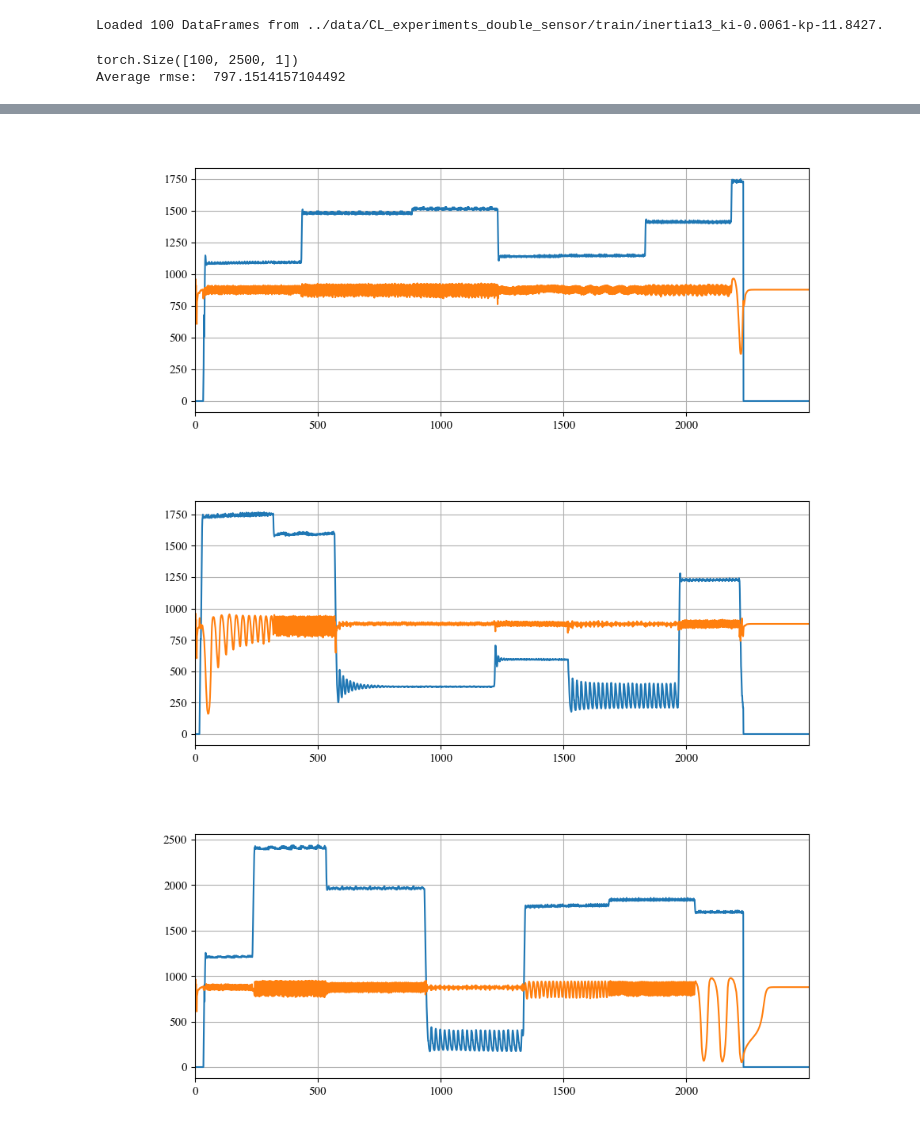
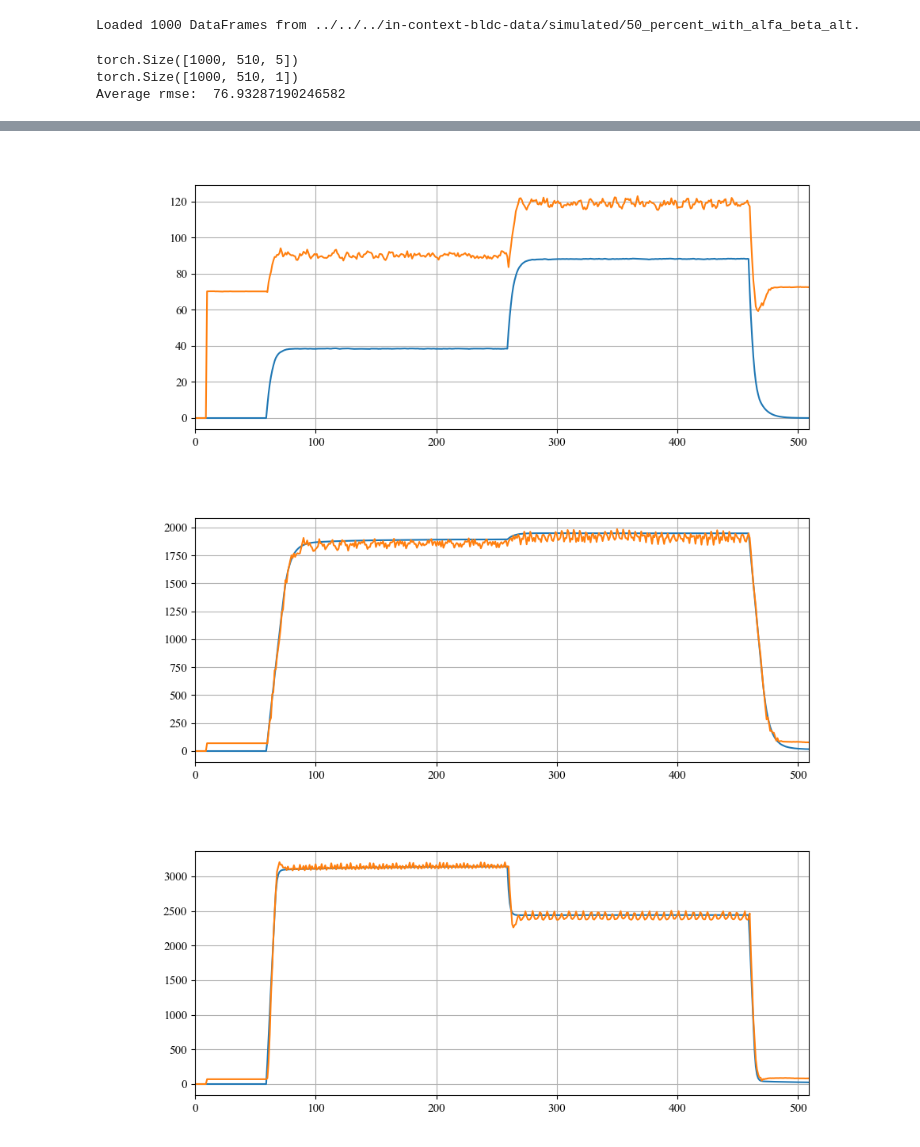
Before and after one commit to buswayne/in-context-bldc, a Jupyter notebook: speed_estimator/test_zerostep_new.ipynb, the cells around one changed output, grey strips where cells are left out. Saved outputs shown, nothing was run; the diff lists cells and outputs as text; code cells hidden in the pictures.

```diff
--- a/speed_estimator/test_zerostep_new.ipynb
+++ b/speed_estimator/test_zerostep_new.ipynb
@@ -30,13 +30,13 @@ plt.rcParams['axes.xmargin']=0
 out_dir = "out"
 batch_size = 1024
 
-model_name = "ckpt_50pct_recursive_h10_n100.pt"
+model_name = "ckpt_50pct_recursive_h10_n10.pt"
 # folder_path = '../data/CL_experiments/test/inertia07_ki-0.0061-kp-11.8427'
 # folder_path = '../data/CL_experiments/test/inertia04_ki-0.0061-kp-11.8427'
 # folder_path = '../../../in-context-bldc/data/simulated/10_percent'
 # folder_path = '../../../in-context-bldc/data/simulated/50_percent_longer_steps'
-folder_path = '../data/CL_experiments_double_sensor/train/inertia13_ki-0.0061-kp-11.8427'
-# folder_path = '../../../in-context-bldc-data/simulated/90_percent_with_alfa_beta_alt'
+# folder_path = '../data/CL_experiments_double_sensor/train/inertia13_ki-0.0061-kp-11.8427'
+folder_path = '../../../in-context-bldc-data/simulated/50_percent_with_alfa_beta_alt'
 
 # Compute settings
 cuda_device = "cuda:0"
@@ -161,7 +161,7 @@ dataloader = DataLoader(dataset_exp, batch_size=batch_size, shuffle=True)
 # b, tt, _ = batch_y.shape
 # print(b, tt)
 # %% [output]
-Loaded 100 DataFrames from ../data/CL_experiments_double_sensor/train/inertia13_ki-0.0061-kp-11.8427.
+Loaded 1000 DataFrames from ../../../in-context-bldc-data/simulated/50_percent_with_alfa_beta_alt.
 # %%
 H = exp_data["cfg"].seq_len
 # %%
@@ -185,8 +185,23 @@ for i in range(df_len):
 
 u_full_all = torch.stack(u_full_all, dim=0)
 y_full_all = torch.stack(y_full_all, dim=0)
-y_pred_all = torch.empty_like(y_full_all)
+y_pred_all = torch.zeros_like(y_full_all)
 last_omega = torch.zeros((df_len, H, 1))
+
+batch_, time_, var = u_full_all.shape
+starting_values_u = torch.ones((batch_, H-1, var))
+starting_values_u[:,:,:4] = starting_values_u[:,:,:4]*0.5
+starting_values_u[:,:,4] = starting_values_u[:,:,4]*0
+
+batch_, time_, var = y_full_all.shape
+starting_values_y = torch.zeros((batch_, H-1, var))
+
+u_full_all = torch.cat((starting_values_u.to(device),u_full_all.to(device)), dim=1)
+y_full_all = torch.cat((starting_values_y.to(device),y_full_all.to(device)), dim=1)
+y_pred_all = torch.zeros_like(y_full_all)
+
+print(u_full_all.shape)
+
 
 
 # print(u_full_all.shape)
@@ -197,30 +212,24 @@ print(y_full_all.shape)
 
 with torch.no_grad():
 
-    for j in range(y_full_all.shape[1]):
+    for j in range(H,y_full_all.shape[1]):
         # print(last_omega[:,-3,0], last_omega[:,-2,0], last_omega[:,-1,0])
 
         # at time instant j
         if j < H:
             input_val = u_full_all[:, :j+1, :]
-            input_val[:, :j+1, 4] = last_omega[:,-j-1:,0]
+            # input_val[:, :j+1, 4] = last_omega[:,-j-1:,0]
 
             pred = model(input_val)
         else:
             input_val = u_full_all[:,j-H+1:j+1, :]
-            # print(input_val.shape)
-            # print(input_val[:,:, 4].shape)
-            # print(last_omega.shape)
-            input_val[:,:, 4] = last_omega[:,:,0]
+            # input_val[:,:, 4] = last_omega[:,:,0]
 
             pred = model(input_val)
 
-        # print(pred.shape)
 
-        # cputime[i] = time.time() - start
         y_pred_all[:,j,0] = pred[:,0]
         # print(y_pred_all[0,:,:])
-        # last_omega[:,0:-2,0] = last_omega[:,1:-1,0]
         last_omega = torch.roll(last_omega, -1, 1)
         last_omega[:,-1,0] = y_pred_all[:,j,0]
 
@@ -247,5 +256,6 @@ for i in range(10):
     plt.plot(y_pred_np[i])
     plt.show()
 # %% [output]
-torch.Size([100, 2500, 1])
-Average rmse:  797.1514157104492
+torch.Size([1000, 510, 5])
+torch.Size([1000, 510, 1])
+Average rmse:  76.93287190246582
@@ -256,3 +266,3 @@ Average rmse:  797.1514157104492
-[figure, old version]
+[figure, new version]
-[figure, old version]
+[figure, new version]
-[figure, old version]
+[figure, new version]
```
Also changed, not shown: parts of 3 cells of this notebook, 7 other files.
